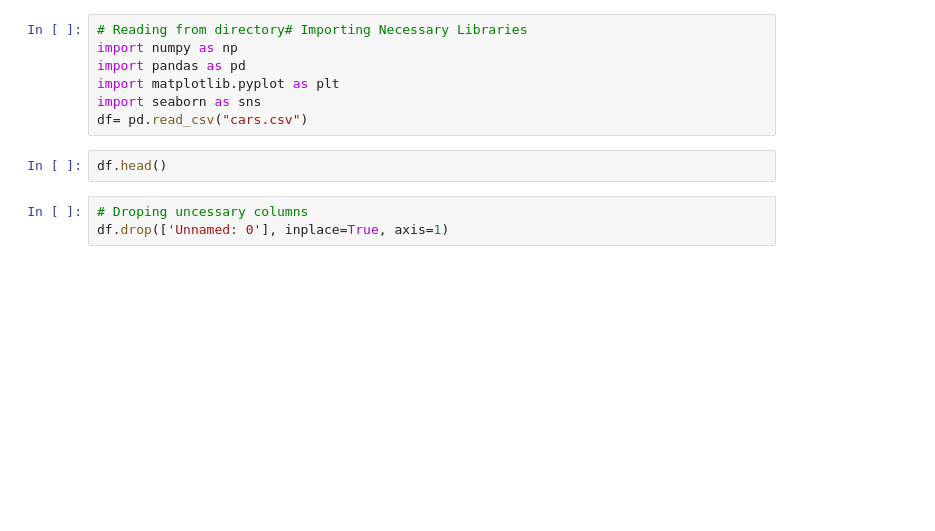
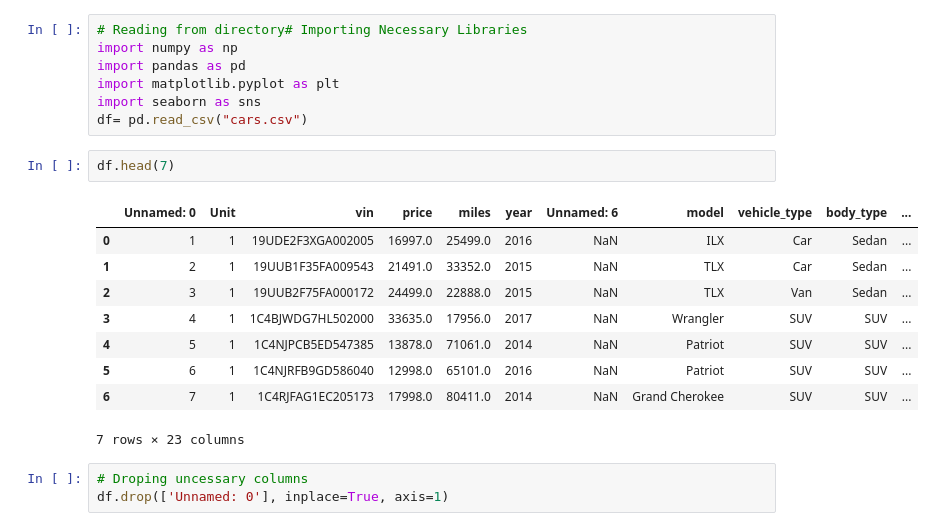
Before and after one commit to Hasanshekh/Cars-Analytics, a Jupyter notebook: Second-hand car sales analytics.ipynb, the cells around one changed output. Cells and saved outputs as stored; diff of their text form; blank space fills up the shorter version.

```diff
--- a/Second-hand car sales analytics.ipynb
+++ b/Second-hand car sales analytics.ipynb
@@ -17,7 +17,17 @@ import matplotlib.pyplot as plt
 import seaborn as sns
 df= pd.read_csv("cars.csv")
 # %%
-df.head()
+df.head(7)
+# %% [output]
+|  | Unnamed: 0 | Unit | vin | price | miles | year | Unnamed: 6 | model | vehicle_type | body_type | ... |
+| 0 | 1 | 1 | 19UDE2F3XGA002005 | 16997.0 | 25499.0 | 2016 | NaN | ILX | Car | Sedan | ... |
+| 1 | 2 | 1 | 19UUB1F35FA009543 | 21491.0 | 33352.0 | 2015 | NaN | TLX | Car | Sedan | ... |
+| 2 | 3 | 1 | 19UUB2F75FA000172 | 24499.0 | 22888.0 | 2015 | NaN | TLX | Van | Sedan | ... |
+| 3 | 4 | 1 | 1C4BJWDG7HL502000 | 33635.0 | 17956.0 | 2017 | NaN | Wrangler | SUV | SUV | ... |
+| 4 | 5 | 1 | 1C4NJPCB5ED547385 | 13878.0 | 71061.0 | 2014 | NaN | Patriot | SUV | SUV | ... |
+| 5 | 6 | 1 | 1C4NJRFB9GD586040 | 12998.0 | 65101.0 | 2016 | NaN | Patriot | SUV | SUV | ... |
+| 6 | 7 | 1 | 1C4RJFAG1EC205173 | 17998.0 | 80411.0 | 2014 | NaN | Grand Cherokee | SUV | SUV | ... |
+7 rows × 23 columns
 # %%
 # Droping uncessary columns
 df.drop(['Unnamed: 0'], inplace=True, axis=1)
```
Also changed, not shown: parts of 4 cells of this notebook.
